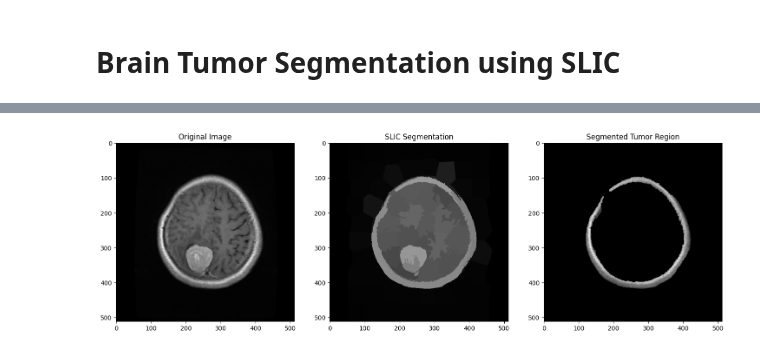
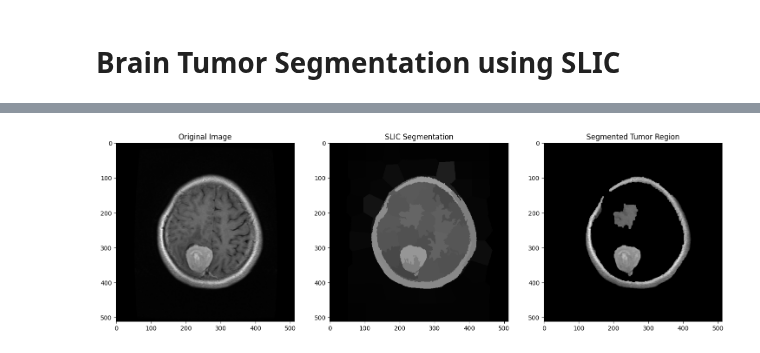
Before and after one commit to waiee/Brain-Tumor-Segmentation, a Jupyter notebook: main.ipynb, the cells around one changed output, grey strips where cells are left out. Saved outputs shown, nothing was run; the diff lists cells and outputs as text; code cells hidden in the pictures.

```diff
--- a/main.ipynb
+++ b/main.ipynb
@@ -126,11 +128,11 @@ Requirement already satisfied: networkx in c:\users\user\appdata\roaming\python\
 # # Find contours in the binary mask
 # contours, _ = cv2.findContours(tumor_mask, cv2.RETR_EXTERNAL, cv2.CHAIN_APPROX_SIMPLE)
 
-# # Keep the contour with the largest area
+# # Keep the contour with the smallest area
 # if contours:
-#     largest_contour = max(contours, key=cv2.contourArea)
+#     smallest_contour = min(contours, key=cv2.contourArea)
 #     tumor_mask = np.zeros_like(tumor_mask)
-#     cv2.drawContours(tumor_mask, [largest_contour], -1, (255), thickness=cv2.FILLED)
+#     cv2.drawContours(tumor_mask, [smallest_contour], -1, (255), thickness=cv2.FILLED)
 
 # # Apply the binary mask to the original image
 # segmented_image = cv2.bitwise_and(img_rgb, img_rgb, mask=tumor_mask)
@@ -173,40 +175,31 @@ hsv_mask = cv2.cvtColor(mask, cv2.COLOR_BGR2HSV)
 
 # Define lower and upper bounds for tumor color in HSV
 lower_bound = np.array([0, 0, 100], dtype=np.uint8)
 upper_bound = np.array([255, 255, 255], dtype=np.uint8)
 
 # Threshold the image to extract the tumor region
 tumor_mask = cv2.inRange(hsv_mask, lower_bound, upper_bound)
 
 # Apply morphological operations to refine the segmentation
 kernel = np.ones((5, 5), np.uint8)
 tumor_mask = cv2.morphologyEx(tumor_mask, cv2.MORPH_CLOSE, kernel)
 tumor_mask = cv2.morphologyEx(tumor_mask, cv2.MORPH_OPEN, kernel)
 
-# Find contours in the binary mask
-contours, _ = cv2.findContours(tumor_mask, cv2.RETR_EXTERNAL, cv2.CHAIN_APPROX_SIMPLE)
-
-# Keep the contour with the smallest area
-if contours:
-    smallest_contour = min(contours, key=cv2.contourArea)
-    tumor_mask = np.zeros_like(tumor_mask)
-    cv2.drawContours(tumor_mask, [smallest_contour], -1, (255), thickness=cv2.FILLED)
-
 # Apply the binary mask to the original image
 segmented_image = cv2.bitwise_and(img_rgb, img_rgb, mask=tumor_mask)
 
 # Display the original image, SLIC segmentation result, and segmented tumor region
 fig, ax = plt.subplots(1, 3, figsize=(18, 6))
 
 ax[0].imshow(img_rgb)
 ax[0].set_title('Original Image')
 
 ax[1].imshow(mask)
 ax[1].set_title('SLIC Segmentation')
 
 ax[2].imshow(segmented_image)
 ax[2].set_title('Segmented Tumor Region')
 
 plt.show()
 # %% [output]
-[figure, old version]
+[figure, new version]
```
Also changed, not shown: parts of 2 cells of this notebook.
